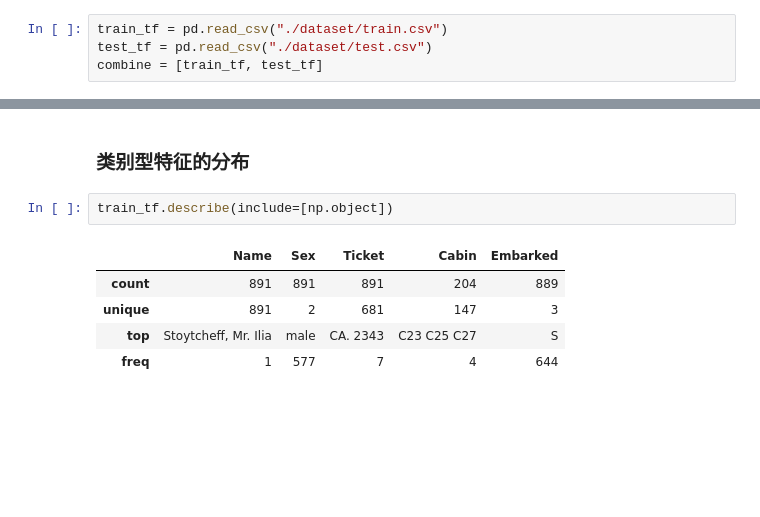
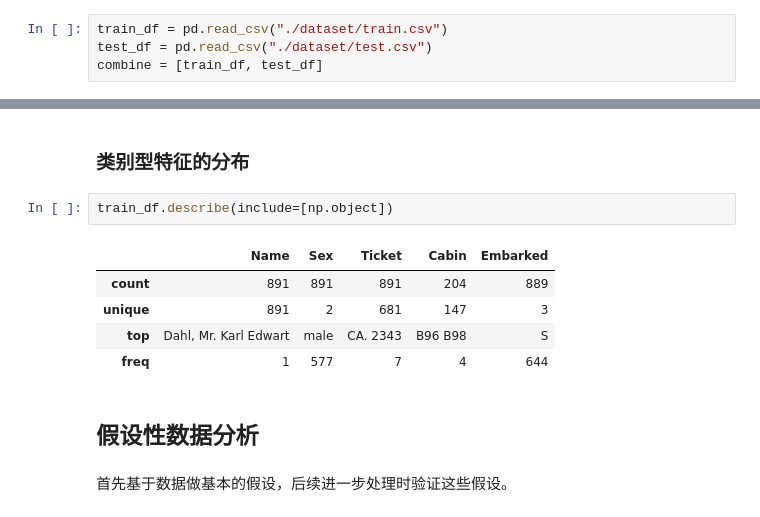
Before and after one commit to yunshuipiao/sw-kaggle, a Jupyter notebook: titanic/02.ipynb, the cells around one changed output, grey strips where cells are left out. Saved outputs shown, nothing was run; the diff lists cells and outputs as text; blank space fills up the shorter version.

```diff
--- a/titanic/02.ipynb
+++ b/titanic/02.ipynb
@@ -23,7 +23,7 @@ from sklearn.tree import DecisionTreeClassifier
 # %% [markdown]
 ### 获取数据
 # %%
-train_tf = pd.read_csv("./dataset/train.csv")
-test_tf = pd.read_csv("./dataset/test.csv")
-combine = [train_tf, test_tf]
+train_df = pd.read_csv("./dataset/train.csv")
+test_df = pd.read_csv("./dataset/test.csv")
+combine = [train_df, test_df]
 # %%
@@ -97,10 +97,14 @@ train_tf.describe()
 # %% [markdown]
 ### 类别型特征的分布
 # %%
-train_tf.describe(include=[np.object])
+train_df.describe(include=[np.object])
 # %% [output]
 |  | Name | Sex | Ticket | Cabin | Embarked |
 | count | 891 | 891 | 891 | 204 | 889 |
 | unique | 891 | 2 | 681 | 147 | 3 |
-| top | Stoytcheff, Mr. Ilia | male | CA. 2343 | C23 C25 C27 | S |
+| top | Dahl, Mr. Karl Edwart | male | CA. 2343 | B96 B98 | S |
 | freq | 1 | 577 | 7 | 4 | 644 |
+# %% [markdown]
+## 假设性数据分析
+# %% [markdown]
+首先基于数据做基本的假设，后续进一步处理时验证这些假设。
```
Also changed, not shown: parts of 23 cells of this notebook.
